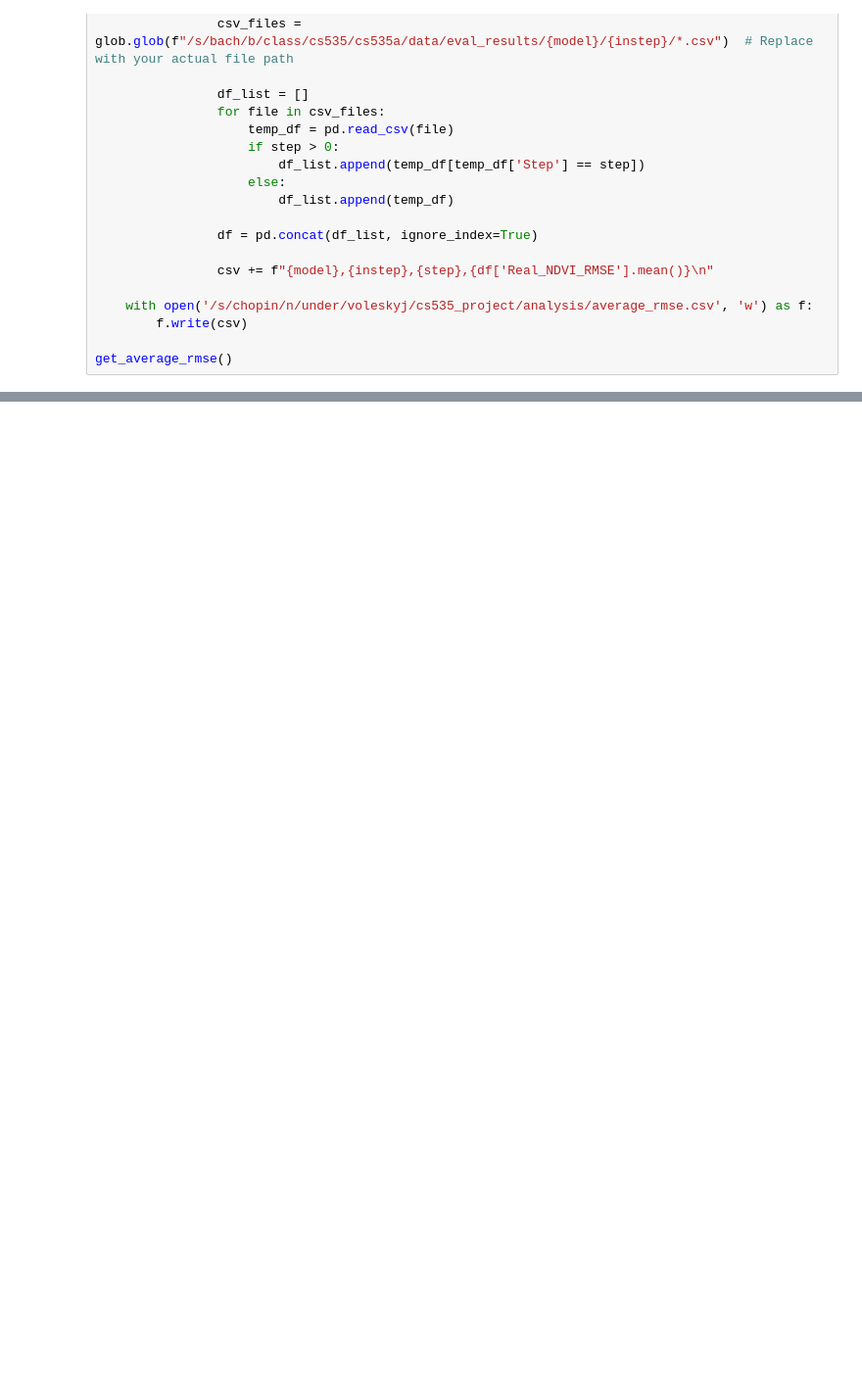
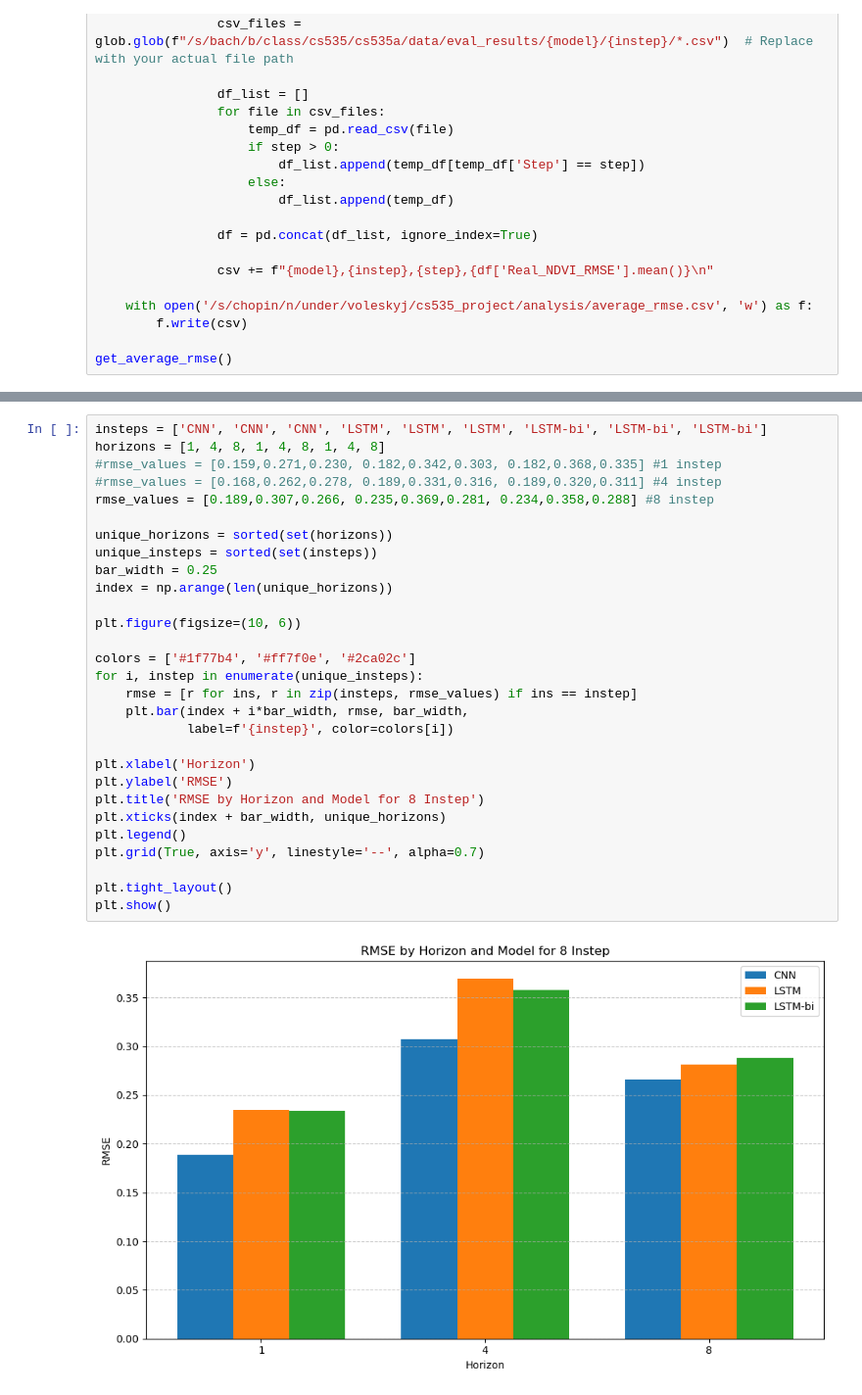
Before and after one commit to paige-marie/cs535_Project, a Jupyter notebook: analysis/Model evaluation.ipynb, the cells around one changed output, grey strips where cells are left out. Shown at 98% size. Saved outputs shown, nothing was run; the diff lists cells and outputs as text; blank space fills up the shorter version.

```diff
--- a/analysis/Model evaluation.ipynb
+++ b/analysis/Model evaluation.ipynb
@@ -188,0 +197,31 @@ graph_training_loss()
+# %%
+insteps = ['CNN', 'CNN', 'CNN', 'LSTM', 'LSTM', 'LSTM', 'LSTM-bi', 'LSTM-bi', 'LSTM-bi']
+horizons = [1, 4, 8, 1, 4, 8, 1, 4, 8]
+#rmse_values = [0.159,0.271,0.230, 0.182,0.342,0.303, 0.182,0.368,0.335] #1 instep
+#rmse_values = [0.168,0.262,0.278, 0.189,0.331,0.316, 0.189,0.320,0.311] #4 instep
+rmse_values = [0.189,0.307,0.266, 0.235,0.369,0.281, 0.234,0.358,0.288] #8 instep
+
+unique_horizons = sorted(set(horizons))
+unique_insteps = sorted(set(insteps))
+bar_width = 0.25
+index = np.arange(len(unique_horizons))
+
+plt.figure(figsize=(10, 6))
+
+colors = ['#1f77b4', '#ff7f0e', '#2ca02c']
+for i, instep in enumerate(unique_insteps):
+    rmse = [r for ins, r in zip(insteps, rmse_values) if ins == instep]
+    plt.bar(index + i*bar_width, rmse, bar_width,
+            label=f'{instep}', color=colors[i])
+
+plt.xlabel('Horizon')
+plt.ylabel('RMSE')
+plt.title('RMSE by Horizon and Model for 8 Instep')
+plt.xticks(index + bar_width, unique_horizons)
+plt.legend()
+plt.grid(True, axis='y', linestyle='--', alpha=0.7)
+
+plt.tight_layout()
+plt.show()
+# %% [output]
+[figure, added]
```
Also changed, not shown: parts of 2 cells of this notebook, 13 other files.
